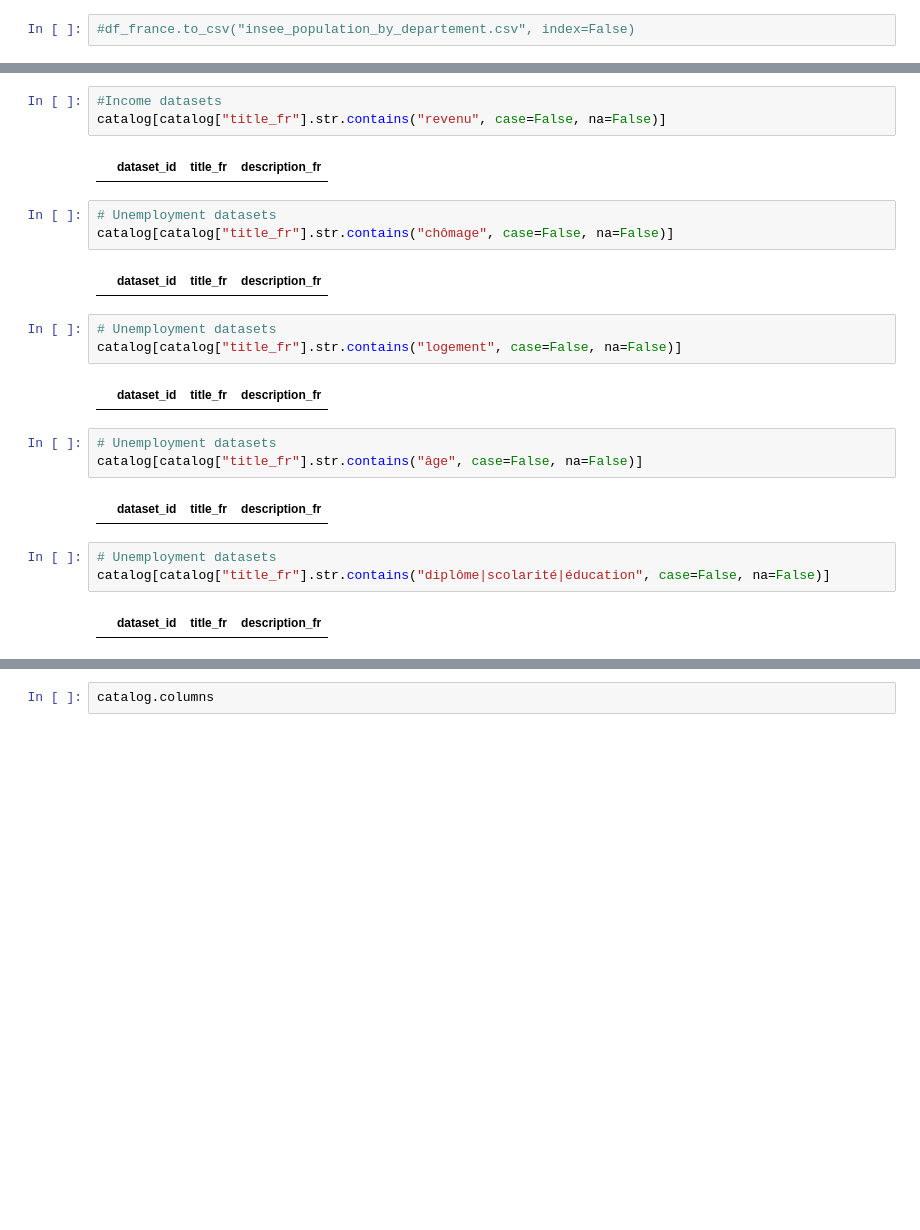
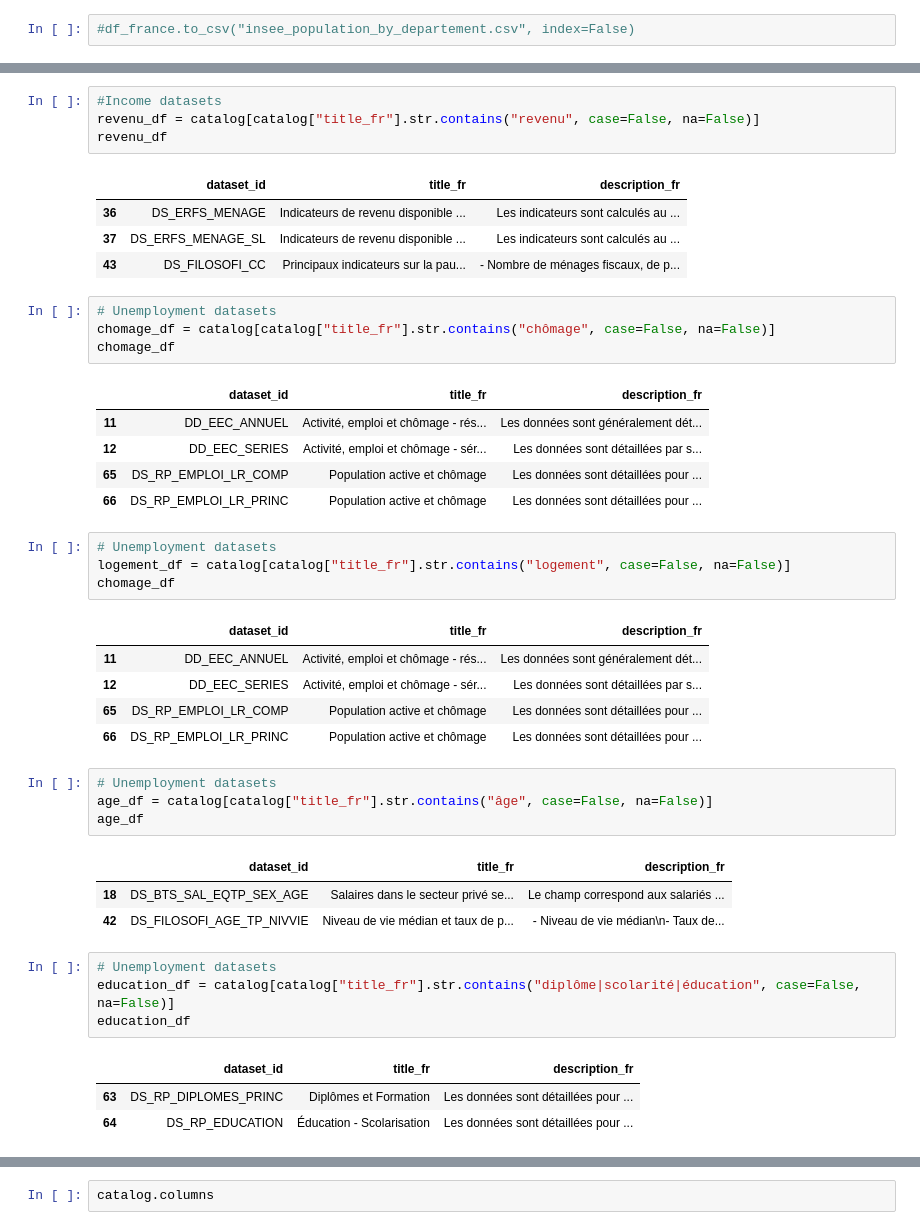
Before and after one commit to DavyN25/NovaData_consulting, a Jupyter notebook: notebooks/explore_clean_data_davy.ipynb, the cells around one changed output, grey strips where cells are left out. Cells and saved outputs as stored; diff of their text form; blank space fills up the shorter version.

```diff
--- a/notebooks/explore_clean_data_davy.ipynb
+++ b/notebooks/explore_clean_data_davy.ipynb
@@ -399,25 +903,45 @@ catalog.head()
 # %%
 #Income datasets
-catalog[catalog["title_fr"].str.contains("revenu", case=False, na=False)]
+revenu_df = catalog[catalog["title_fr"].str.contains("revenu", case=False, na=False)]
+revenu_df
 # %% [output]
 |  | dataset_id | title_fr | description_fr |
+| 36 | DS_ERFS_MENAGE | Indicateurs de revenu disponible ... | Les indicateurs sont calculés au ... |
+| 37 | DS_ERFS_MENAGE_SL | Indicateurs de revenu disponible ... | Les indicateurs sont calculés au ... |
+| 43 | DS_FILOSOFI_CC | Principaux indicateurs sur la pau... | - Nombre de ménages fiscaux, de p... |
 # %%
 # Unemployment datasets
-catalog[catalog["title_fr"].str.contains("chômage", case=False, na=False)]
+chomage_df = catalog[catalog["title_fr"].str.contains("chômage", case=False, na=False)]
+chomage_df
 # %% [output]
 |  | dataset_id | title_fr | description_fr |
+| 11 | DD_EEC_ANNUEL | Activité, emploi et chômage - rés... | Les données sont généralement dét... |
+| 12 | DD_EEC_SERIES | Activité, emploi et chômage - sér... | Les données sont détaillées par s... |
+| 65 | DS_RP_EMPLOI_LR_COMP | Population active et chômage | Les données sont détaillées pour ... |
+| 66 | DS_RP_EMPLOI_LR_PRINC | Population active et chômage | Les données sont détaillées pour ... |
 # %%
 # Unemployment datasets
-catalog[catalog["title_fr"].str.contains("logement", case=False, na=False)]
+logement_df = catalog[catalog["title_fr"].str.contains("logement", case=False, na=False)]
+chomage_df
 # %% [output]
 |  | dataset_id | title_fr | description_fr |
+| 11 | DD_EEC_ANNUEL | Activité, emploi et chômage - rés... | Les données sont généralement dét... |
+| 12 | DD_EEC_SERIES | Activité, emploi et chômage - sér... | Les données sont détaillées par s... |
+| 65 | DS_RP_EMPLOI_LR_COMP | Population active et chômage | Les données sont détaillées pour ... |
+| 66 | DS_RP_EMPLOI_LR_PRINC | Population active et chômage | Les données sont détaillées pour ... |
 # %%
 # Unemployment datasets
-catalog[catalog["title_fr"].str.contains("âge", case=False, na=False)]
+age_df = catalog[catalog["title_fr"].str.contains("âge", case=False, na=False)]
+age_df
 # %% [output]
 |  | dataset_id | title_fr | description_fr |
+| 18 | DS_BTS_SAL_EQTP_SEX_AGE | Salaires dans le secteur privé se... | Le champ correspond aux salariés ... |
+| 42 | DS_FILOSOFI_AGE_TP_NIVVIE | Niveau de vie médian et taux de p... | - Niveau de vie médian\n- Taux de... |
 # %%
 # Unemployment datasets
-catalog[catalog["title_fr"].str.contains("diplôme|scolarité|éducation", case=False, na=False)]
+education_df = catalog[catalog["title_fr"].str.contains("diplôme|scolarité|éducation", case=False, na=False)]
+education_df
 # %% [output]
 |  | dataset_id | title_fr | description_fr |
+| 63 | DS_RP_DIPLOMES_PRINC | Diplômes et Formation | Les données sont détaillées pour ... |
+| 64 | DS_RP_EDUCATION | Éducation - Scolarisation | Les données sont détaillées pour ... |
```
Also changed, not shown: parts of 51 cells of this notebook, 6 other files.
